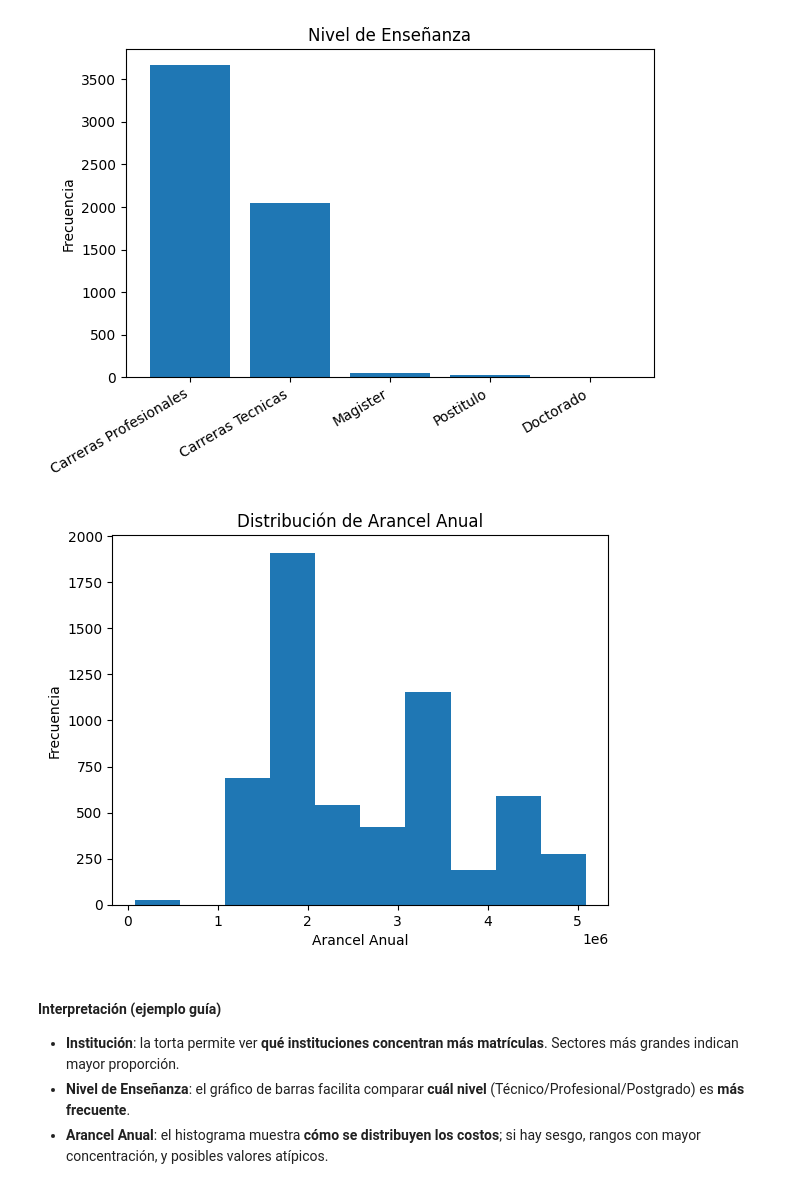
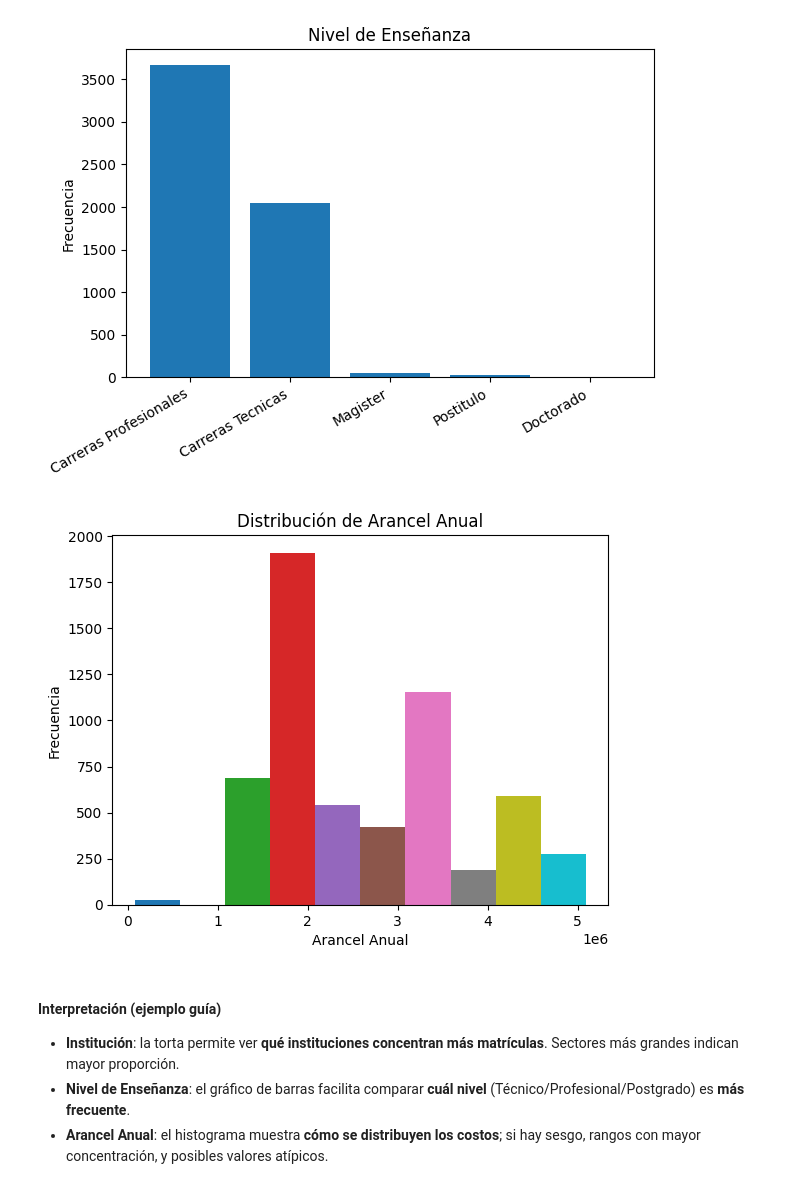
Before and after one commit to gonzalo282/Matematicas, a Jupyter notebook: Parte1.ipynb, the cells around one changed output. Saved outputs shown, nothing was run; the diff lists cells and outputs as text; code cells hidden in the pictures.

```diff
--- a/Parte1.ipynb
+++ b/Parte1.ipynb
@@ -18,8 +18,14 @@ Si se necesita trabajar con un subconjunto, puede extraerse una **muestra aleato
 import pandas as pd
 import matplotlib.pyplot as plt
 
-# Cargar datos
-df = pd.read_excel('16_MATRICULAS_ED_SUPERIOR_MAGALLANES_2021.xlsx')
+import os
+
+# Verifica el directorio actual y los archivos disponibles
+print("Directorio actual:", os.getcwd())
+print("Archivos en el directorio:", os.listdir())
+
+# Cargar datos (asegúrate de que el archivo esté en el directorio mostrado arriba)
+df = pd.read_excel('C:\\Users\\ivory\\OneDrive\\Escritorio\\trabajo_Matematicas\\16_MATRICULAS_ED_SUPERIOR_MAGALLANES_2021.xlsx')
 
 df
 # %% [output]
@@ -119,15 +127,23 @@ plt.show()
 # %% [output]
 [figure]
 # %%
-# --- Histograma (Arancel Anual) ---
+import matplotlib.pyplot as plt
+
+col_arancel = 'VALOR ARANCEL (PESOS)'
+
 plt.figure()
-plt.hist(df[col_arancel].dropna(), bins=10)
+n, bins, patches = plt.hist(df[col_arancel].dropna(), bins=10)
+# Asignar un color diferente a cada barra
+import matplotlib.cm as cm
+colors = cm.get_cmap('tab10', len(patches))
+for i, patch in enumerate(patches):
+    patch.set_facecolor(colors(i))
 plt.title('Distribución de Arancel Anual')
 plt.xlabel('Arancel Anual')
 plt.ylabel('Frecuencia')
 plt.show()
 # %% [output]
-[figure, old version]
+[figure, new version]
 # %% [markdown]
 #### Interpretación (ejemplo guía)
 - **Institución**: la torta permite ver **qué instituciones concentran más matrículas**. Sectores más grandes indican mayor proporción.
```
Also changed, not shown: parts of 1 cell of this notebook.
